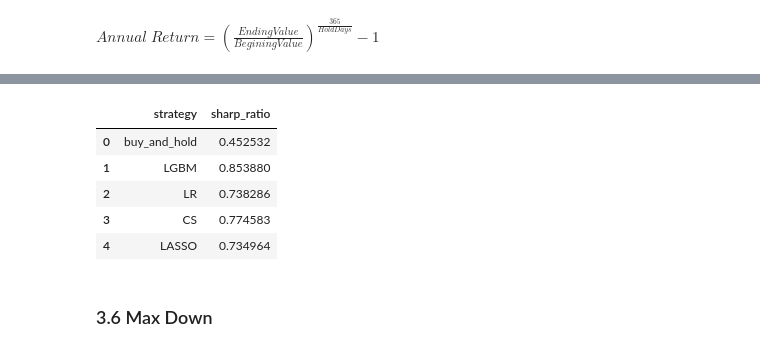
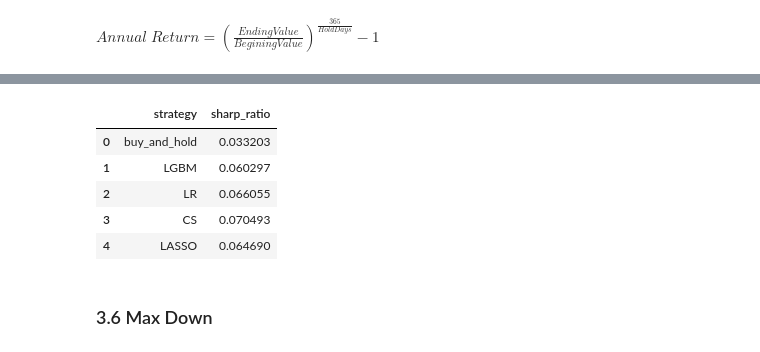
Before and after one commit to Kojet/6002-Research-Project, a Jupyter notebook: lgbm-1year.ipynb, the cells around one changed output, grey strips where cells are left out. Cells and saved outputs as stored; diff of their text form; code cells hidden in the pictures.

```diff
--- a/lgbm-1year.ipynb
+++ b/lgbm-1year.ipynb
@@ -1484,0 +1562,9 @@ reg_plot(tmp, 'lasso', 'purple')
+# %%
+t['mean_pred'] = np.mean(t[['lgbm_pred', 'lr_pred', 'cs_pred', 'lasso_pred']], axis=1)
+t['mean_invest'] = t['mean_pred'] * 10
+t['mean_left'] = 10 - t['mean_invest']
+t['mean_after'] = t['mean_invest'] * t['coe'] + t['mean_left'] - 10
+t.loc[0, 'mean_after'] = 10
+t['mean_after'] = t['mean_after'].cumsum()
+t.drop(['mean_invest', 'mean_left'], axis=1, inplace=True)
+t['coe'] = t['coe'].cumprod()
@@ -1508,3 +1669,5 @@ table = calculate_annual_return(table, 'lasso')
+# %%
+table = t.copy()
 # %%
 table
 # %% [output]
@@ -1566,29 +1687,36 @@ plt.savefig(f'./figure/{times}x_accumulation.png')
+# %%
+def sharpe_ratio(table, model_name, risk_free_rate=0.0):
+    df = table.copy()
+    df[f'{model_name}_return'] = (df[f'{model_name}_after'].shift(-1) - df[f'{model_name}_after']) / df[f'{model_name}_after']
+    mean_return = df[f'{model_name}_return'].mean()
+    std_return = df[f'{model_name}_return'].std(ddof=0)
+    return (mean_return - risk_free_rate) / std_return, df
 # %%
-def sharpe_ratio(table, model_name, risk_free_rate=0.0):
-    df = table.copy()
-    df[f'{model_name}_return'] = df.apply(lambda x: \
-        (x[f'{model_name}_profit'] + x[f'{model_name}_pred']) / x[f'{model_name}_pred'] - 1 if x[f'{model_name}_profit'] else 0, axis=1)
-    mean_return = df[f'{model_name}_return'].mean()
-    std_return = df[f'{model_name}_return'].std(ddof=0)
-    return (mean_return - risk_free_rate) / std_return, df
+# def sharpe_ratio(table, model_name, risk_free_rate=0.0):
+#     df = table.copy()
+#     df[f'{model_name}_return'] = df.apply(lambda x: \
+#         (x[f'{model_name}_profit'] + x[f'{model_name}_pred']) / x[f'{model_name}_pred'] - 1 if x[f'{model_name}_profit'] else 0, axis=1)
+#     mean_return = df[f'{model_name}_return'].mean()
+#     std_return = df[f'{model_name}_return'].std(ddof=0)
+#     return (mean_return - risk_free_rate) / std_return, df
 # %%
 lgbm_sr, table = sharpe_ratio(table, 'lgbm')
 lr_sr, table = sharpe_ratio(table, 'lr')
 cs_sr, table = sharpe_ratio(table, 'cs')
 lasso_sr, table = sharpe_ratio(table, 'lasso')
-buy_hold_sr = table['130_return'].mean() / table['130_return'].std(ddof=0)
+buy_hold_sr = table['1_return'].mean() / table['1_return'].std(ddof=0)
 
 sr = pd.DataFrame()
 sr['strategy'] = ['buy_and_hold', 'LGBM', 'LR', 'CS', 'LASSO']
 sr['sharp_ratio'] = [buy_hold_sr, lgbm_sr, lr_sr, cs_sr, lasso_sr]
 sr
 # %% [output]
 |  | strategy | sharp_ratio |
-| 0 | buy_and_hold | 0.452532 |
-| 1 | LGBM | 0.853880 |
-| 2 | LR | 0.738286 |
-| 3 | CS | 0.774583 |
-| 4 | LASSO | 0.734964 |
+| 0 | buy_and_hold | 0.033203 |
+| 1 | LGBM | 0.060297 |
+| 2 | LR | 0.066055 |
+| 3 | CS | 0.070493 |
+| 4 | LASSO | 0.064690 |
 # %% [markdown]
 ### 3.6 Max Down
 # %%
```
Also changed, not shown: parts of 44 cells of this notebook, 11 other files.
